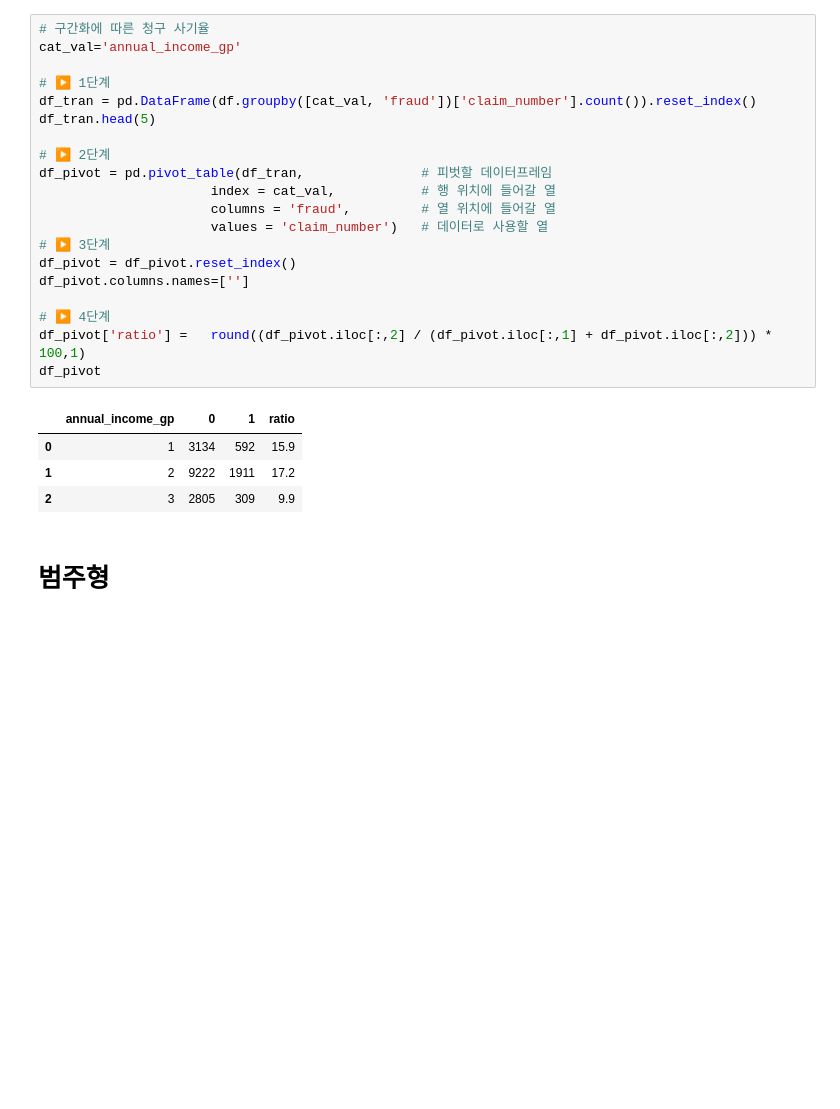
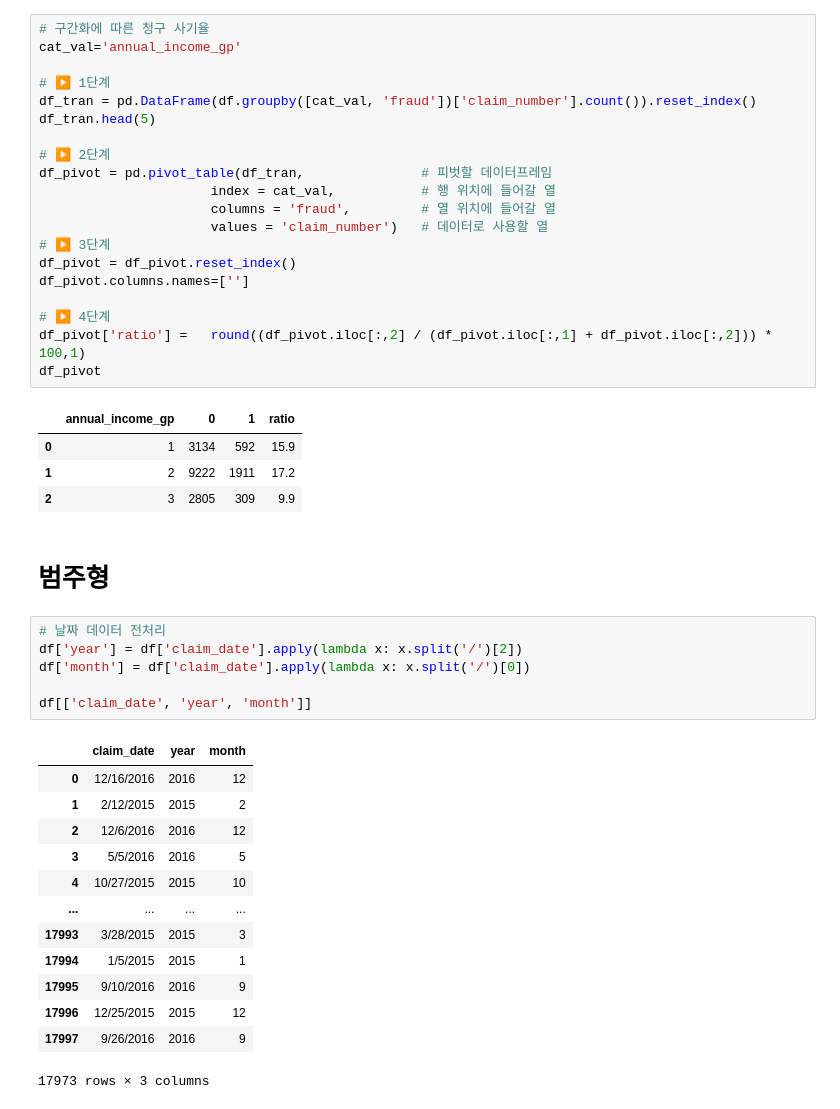
Before and after one commit to seonydg/ml-classification-Insurance-claim-fraud-forecast, a Jupyter notebook: insurance Claim Fraud Forecast.ipynb, the cells around one changed output. Saved outputs shown, nothing was run; the diff lists cells and outputs as text; blank space fills up the shorter version.

```diff
--- a/insurance Claim Fraud Forecast.ipynb
+++ b/insurance Claim Fraud Forecast.ipynb
@@ -287,3 +287,23 @@ df_pivot
 | 2 | 3 | 2805 | 309 | 9.9 |
 # %% [markdown]
 # 범주형
+# %%
+# 날짜 데이터 전처리
+df['year'] = df['claim_date'].apply(lambda x: x.split('/')[2])
+df['month'] = df['claim_date'].apply(lambda x: x.split('/')[0])
+
+df[['claim_date', 'year', 'month']]
+# %% [output]
+|  | claim_date | year | month |
+| 0 | 12/16/2016 | 2016 | 12 |
+| 1 | 2/12/2015 | 2015 | 2 |
+| 2 | 12/6/2016 | 2016 | 12 |
+| 3 | 5/5/2016 | 2016 | 5 |
+| 4 | 10/27/2015 | 2015 | 10 |
+| ... | ... | ... | ... |
+| 17993 | 3/28/2015 | 2015 | 3 |
+| 17994 | 1/5/2015 | 2015 | 1 |
+| 17995 | 9/10/2016 | 2016 | 9 |
+| 17996 | 12/25/2015 | 2015 | 12 |
+| 17997 | 9/26/2016 | 2016 | 9 |
+17973 rows × 3 columns
```
Also changed, not shown: parts of 4 cells of this notebook.
